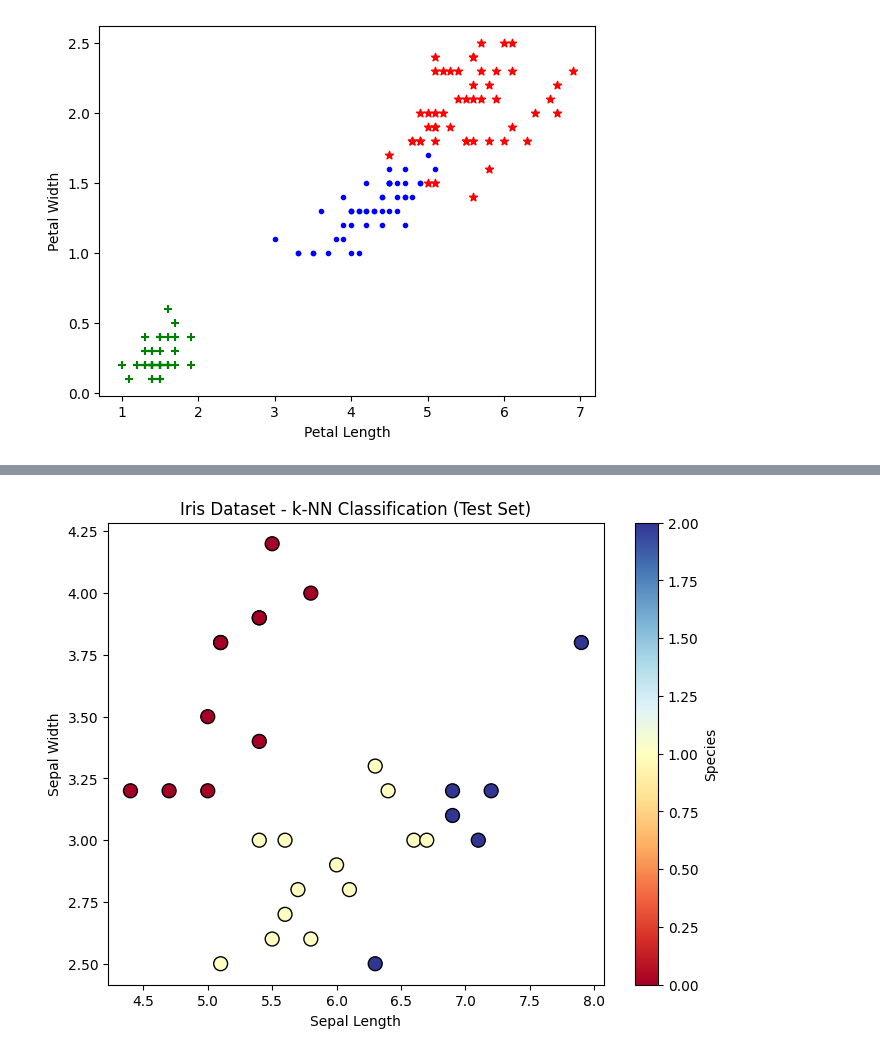
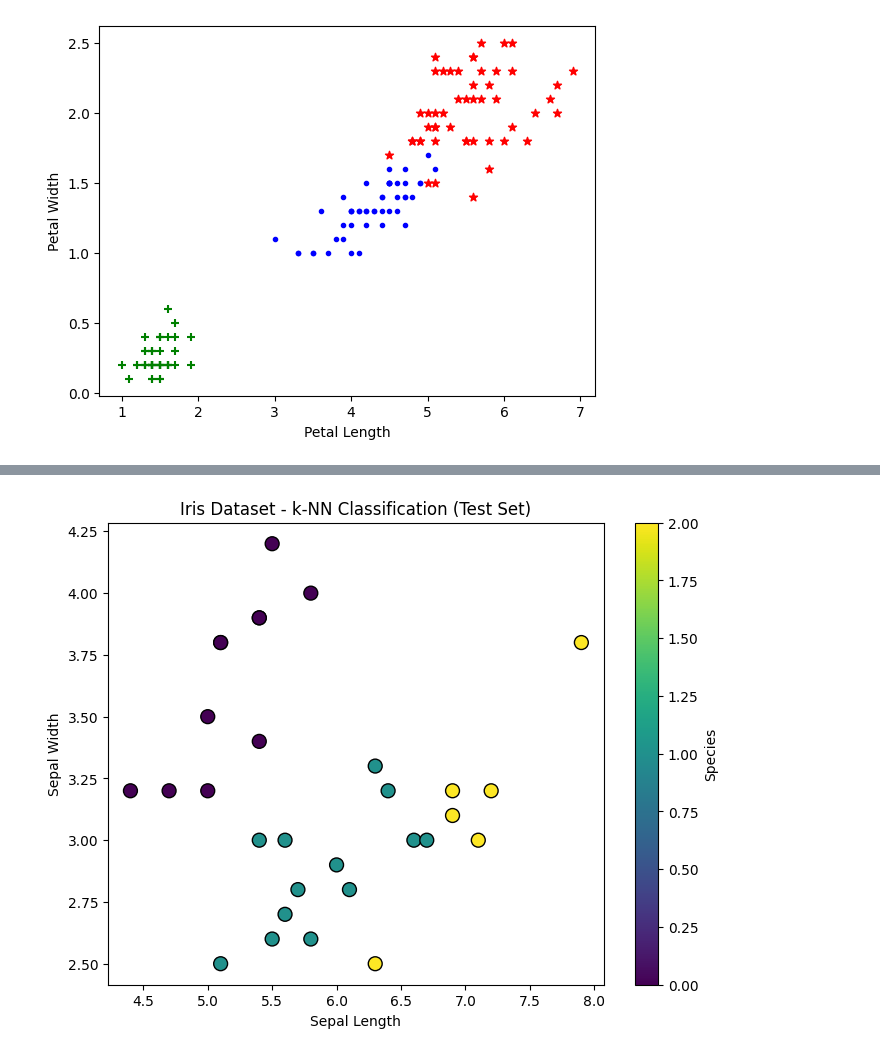
Before and after one commit to Keerthan0811/DV-LAB, a Jupyter notebook: PART_B_PYTHON/PROGRAM 5/main.ipynb, the cells around one changed output, grey strips where cells are left out. Drawn from its saved outputs; the diff is of its cells as text; code cells hidden in the pictures.

```diff
--- a/PART_B_PYTHON/PROGRAM 5/main.ipynb
+++ b/PART_B_PYTHON/PROGRAM 5/main.ipynb
@@ -71,18 +70,18 @@ plt.show()
 # %%
 # Let's reduce to two features (sepal length and sepal width) for easy plotting
-X_reduced = X.iloc[:, :2]  # Sepal length and sepal width
+X_reduced = X[["sepal length (cm)","sepal width (cm)"]] # Sepal length and sepal width
 X_train_reduced, X_test_reduced, y_train, y_test = train_test_split(X_reduced, y, test_size=0.2, random_state=1)
 
 knn_reduced = KNeighborsClassifier(n_neighbors=3)
 knn_reduced.fit(X_train_reduced, y_train)
 
 # Plot the data points (scatter plot)
 plt.figure(figsize=(8, 6))
-plt.scatter(X_test_reduced.iloc[:, 0], X_test_reduced.iloc[:, 1], c=y_test, cmap=plt.cm.RdYlBu, edgecolors='k', marker='o', s=100)
+plt.scatter(X_test_reduced['sepal length (cm)'], X_test_reduced['sepal width (cm)'], c=y_test, edgecolors='k', marker='o', s=100)
 plt.xlabel('Sepal Length')
 plt.ylabel('Sepal Width')
 plt.title('Iris Dataset - k-NN Classification (Test Set)')
 plt.colorbar(label='Species')
 plt.show()
 # %% [output]
-[figure, old version]
+[figure, new version]
```
Also changed, not shown: parts of 2 cells of this notebook, 4 other files.
